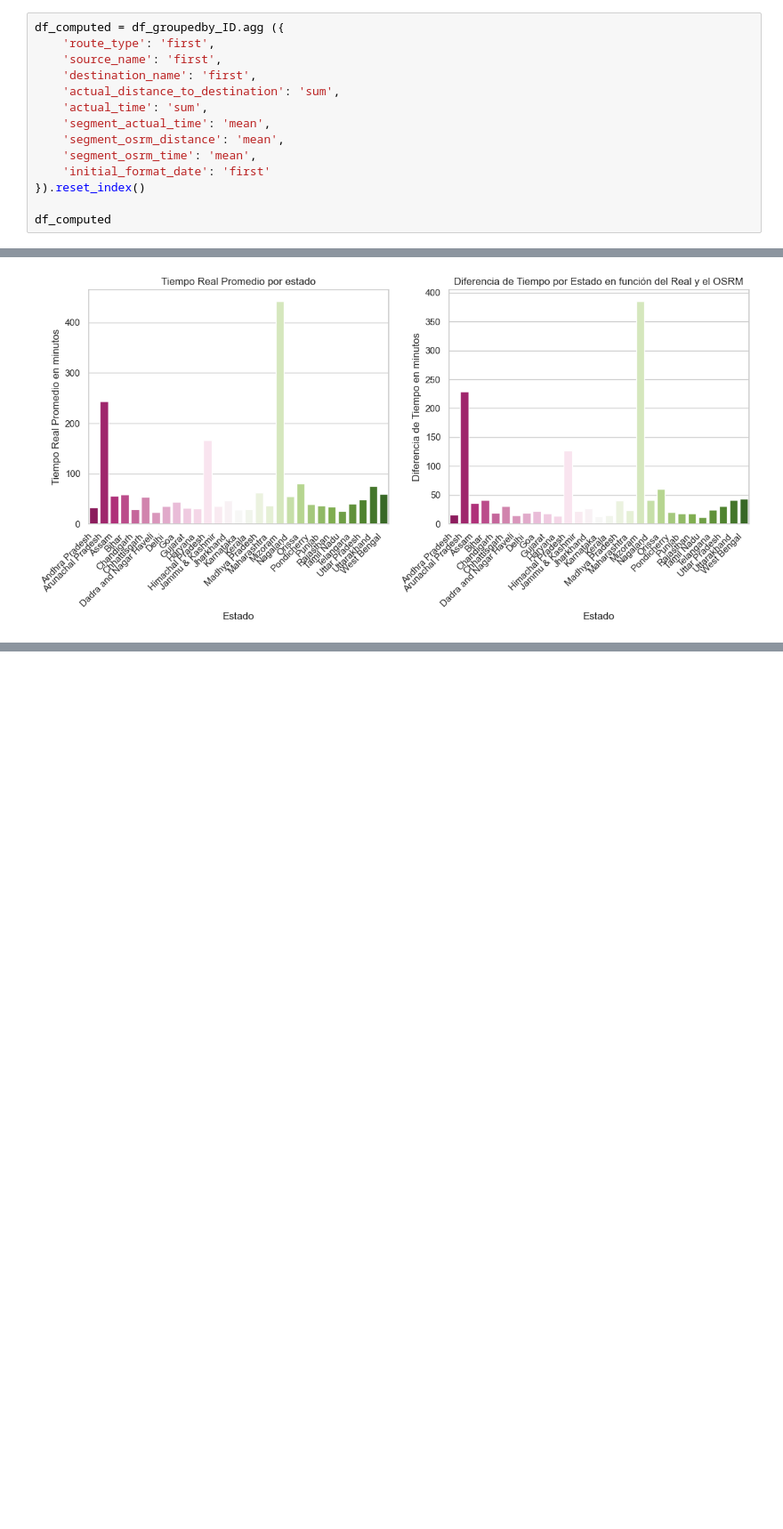
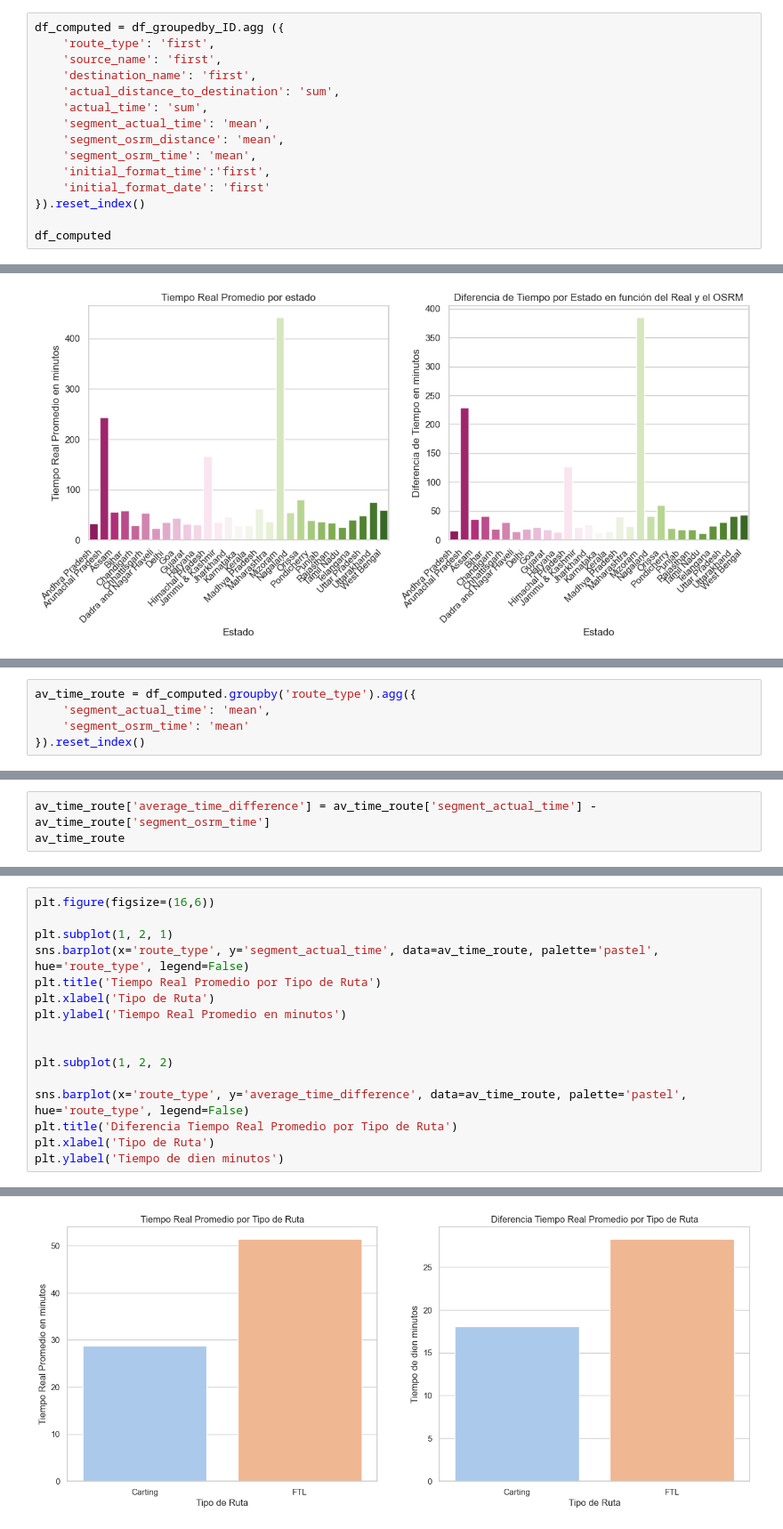
Before and after one commit to luroel/Deep-Dive-Delhivery, a Jupyter notebook: main.ipynb, the cells around one changed output, grey strips where cells are left out. Shown at 89% size. Cells and saved outputs as stored; diff of their text form; blank space fills up the shorter version.

Commit message:
Despliegue graficos tiempo real promedio por ruta y diferencia en tiempo real y tiempo osrm

```diff
--- a/main.ipynb
+++ b/main.ipynb
@@ -273,6 +273,7 @@ df_computed = df_groupedby_ID.agg ({
     'segment_actual_time': 'mean',
     'segment_osrm_distance': 'mean',
     'segment_osrm_time': 'mean',
+    'initial_format_time':'first',
     'initial_format_date': 'first'
 }).reset_index()
 
@@ -678,0 +681,5 @@ plt.show()
+# %%
+av_time_route = df_computed.groupby('route_type').agg({
+    'segment_actual_time': 'mean',
+    'segment_osrm_time': 'mean'
+}).reset_index()
@@ -678,0 +692,3 @@ plt.show()
+# %%
+av_time_route['average_time_difference'] = av_time_route['segment_actual_time'] - av_time_route['segment_osrm_time']
+av_time_route
@@ -678,0 +699,17 @@ plt.show()
+# %%
+plt.figure(figsize=(16,6))
+
+plt.subplot(1, 2, 1)
+sns.barplot(x='route_type', y='segment_actual_time', data=av_time_route, palette='pastel', hue='route_type', legend=False)
+plt.title('Tiempo Real Promedio por Tipo de Ruta')
+plt.xlabel('Tipo de Ruta')
+plt.ylabel('Tiempo Real Promedio en minutos')
+
+
+plt.subplot(1, 2, 2)
+
+sns.barplot(x='route_type', y='average_time_difference', data=av_time_route, palette='pastel', hue='route_type', legend=False)
+plt.title('Diferencia Tiempo Real Promedio por Tipo de Ruta')
+plt.xlabel('Tipo de Ruta')
+plt.ylabel('Tiempo de dien minutos')
+# %% [output]
@@ -678,0 +717 @@ plt.show()
+[figure, added]
```
Also changed, not shown: parts of 9 cells of this notebook.
